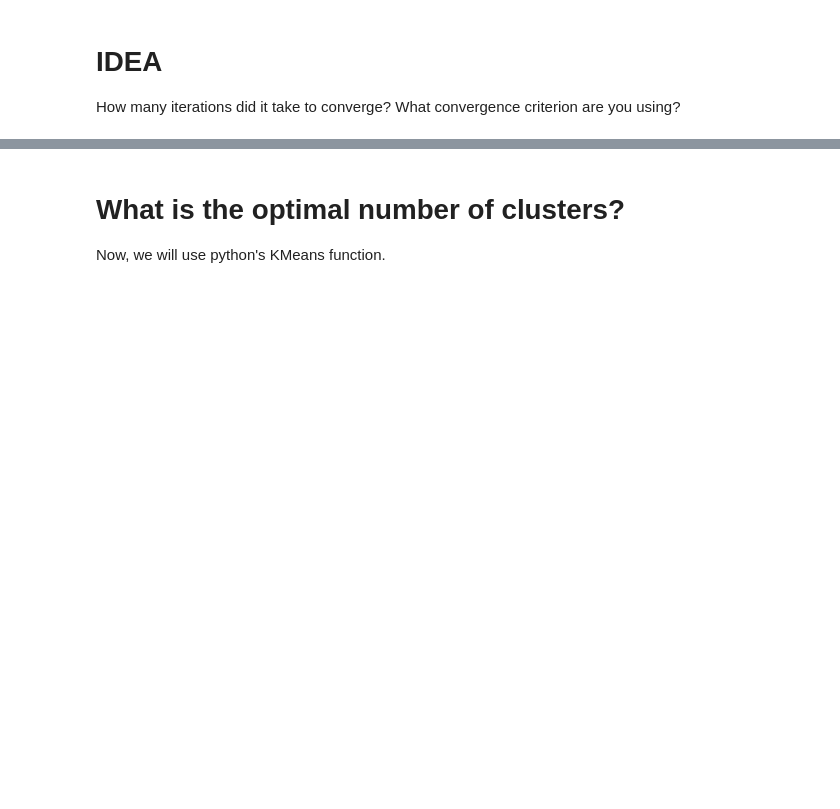
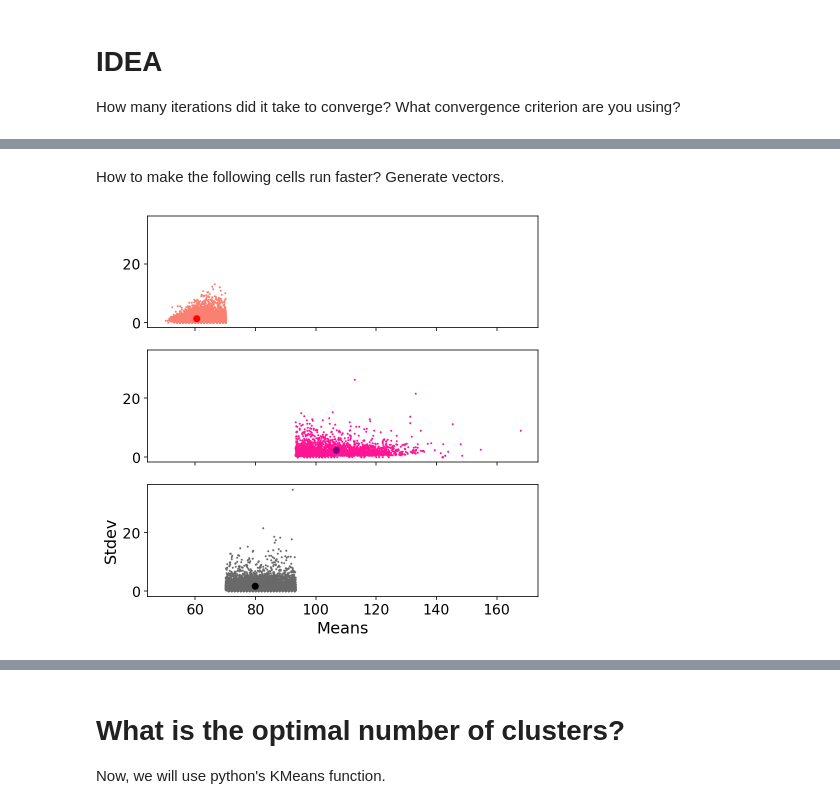
Before and after one commit to DanidelRio/Heart, a Jupyter notebook: json_analysis.ipynb, the cells around one changed output, grey strips where cells are left out. Saved outputs shown, nothing was run; the diff lists cells and outputs as text; code cells hidden in the pictures; blank space fills up the shorter version.

```diff
--- a/json_analysis.ipynb
+++ b/json_analysis.ipynb
@@ -530,10 +540,4 @@ def one_iteration(means, stdevs, mks_mean_init, mks_stdevs_init):
 # %%
-
-# means = recordings[0].means
-# stdevs = recordings[0].stdevs
-
-means, stdevs = all_means_5s, all_stdevs_5s
-
 pool = len(means)
 # Initializes with 3 random mean and stdevs values from the dataset
 mks_mean_init = [means[round(pool*random.random())], means[round(pool*random.random())],
@@ -575,21 +598,42 @@ plt.show()
+# %% [markdown]
+How to make the following cells run faster?
+Generate vectors.
+# %%
+aux_means1 = []
+aux_stdevs1 = []
+aux_means2 = []
+aux_stdevs2 = []
+aux_means3 = []
+aux_stdevs3 = []
+
+for i in range(len(means)):
+
+    if rnks[0][i]: #mk_means, mk_stdevs
+        aux_means1.append(means[i]) #, stdevs[i], color="salmon", s=size)
+        aux_stdevs1.append(stdevs[i]) #, stdevs[i], color="salmon", s=size)
+
+    elif rnks[1][i]:
+#         ax2.scatter(means[i], stdevs[i], color="deeppink", s=size)
+        aux_means2.append(means[i]) #, stdevs[i], color="salmon", s=size)
+        aux_stdevs2.append(stdevs[i]) #, stdevs[i], color="salmon", s=size)
+
+    elif rnks[2][i]:
+#         ax3.scatter(means[i], stdevs[i], color="dimgrey", s=size)
+        aux_means3.append(means[i]) #, stdevs[i], color="salmon", s=size)
+        aux_stdevs3.append(stdevs[i]) #, stdevs[i], color="salmon", s=size)
 # %%
 fig, (ax1, ax2, ax3) = plt.subplots(3, sharex=True, sharey=True, figsize=(7,7))
 size = 1
-for i in range(len(means)):
-
-    if rnks[0][i]: #mk_means, mk_stdevs
-        ax1.scatter(means[i], stdevs[i], color="salmon", s=size)
-
-    elif rnks[1][i]:
-        ax2.scatter(means[i], stdevs[i], color="deeppink", s=size)
-
-    elif rnks[2][i]:
-        ax3.scatter(means[i], stdevs[i], color="dimgrey", s=size)
+ax1.scatter(aux_means1, aux_stdevs1, color="salmon", s=size)
+ax2.scatter(aux_means2, aux_stdevs2, color="deeppink", s=size)
+ax3.scatter(aux_means3, aux_stdevs3, color="dimgrey", s=size)
 
 ax1.scatter(mk_means[0], mk_stdevs[0], c="r")
 ax2.scatter(mk_means[1], mk_stdevs[1], c="purple")
 ax3.scatter(mk_means[2], mk_stdevs[2], c="k")
 plt.xlabel('Means')
 plt.ylabel("Stdev")
 plt.show()
+# %% [output]
+[figure, added]
 # %%
```
Also changed, not shown: parts of 27 cells of this notebook.
